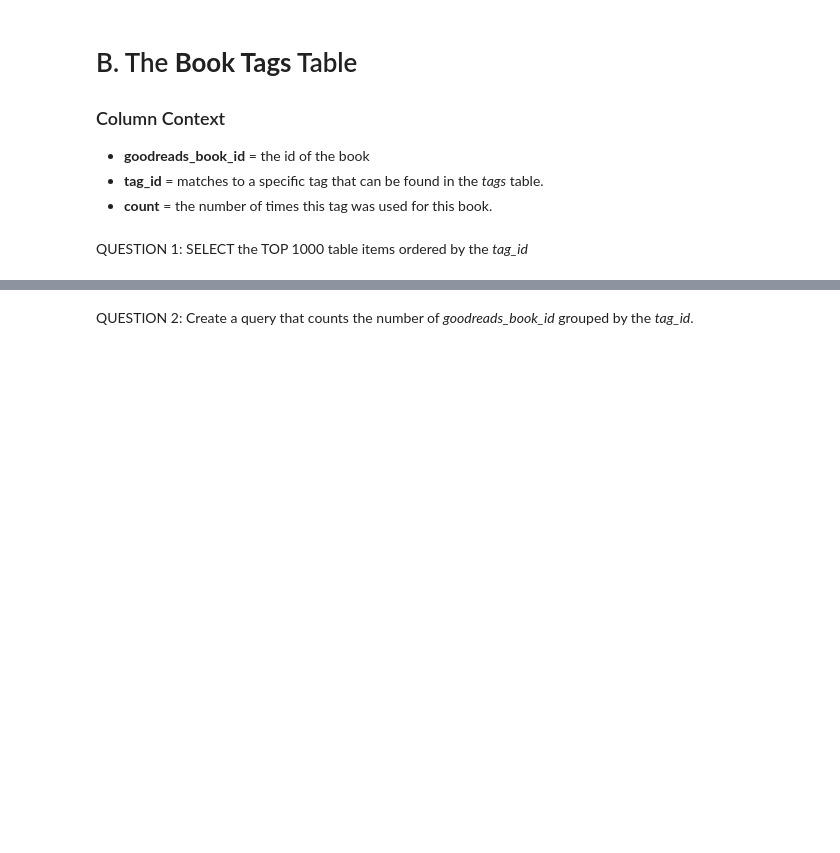
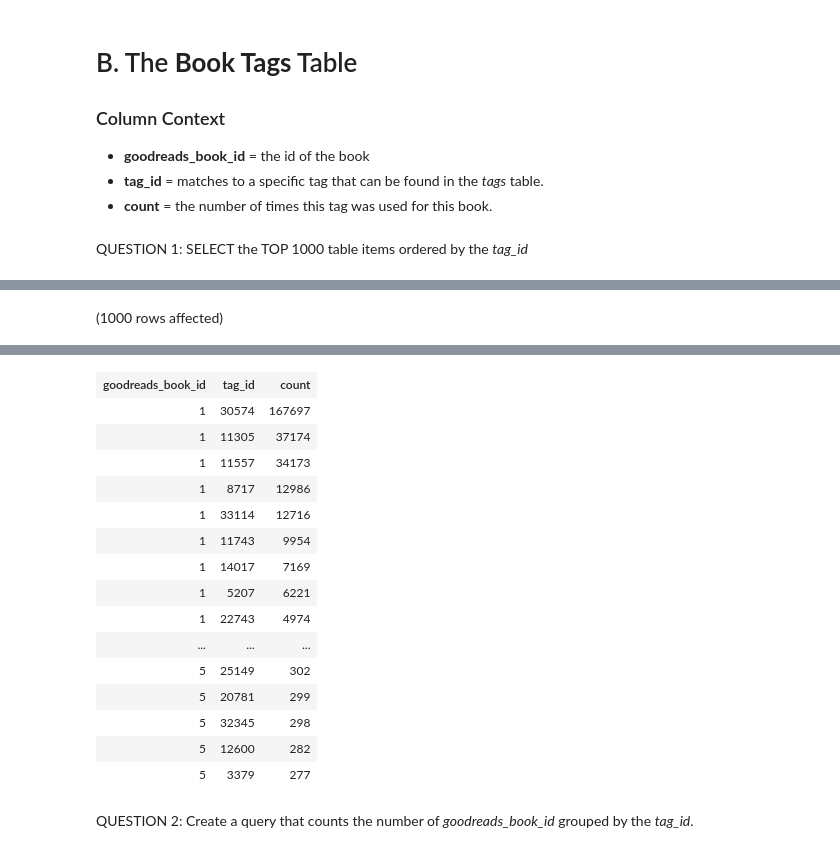
Before and after one commit to PurvaSagvekar/SQL-Part-1-Exercises, a Jupyter notebook: SQL-Part-1-Exercises.ipynb, the cells around one changed output, grey strips where cells are left out. Drawn from its saved outputs; the diff is of its cells as text; code cells hidden in the pictures; blank space fills up the shorter version.

```diff
--- a/SQL-Part-1-Exercises.ipynb
+++ b/SQL-Part-1-Exercises.ipynb
@@ -103,0 +131,5 @@ Total execution time: 00:00:00.060
+# %%
+select TOP 1000 *
+FROM [BooksDB].[dbo].[book_tags]
+# %% [output]
+(1000 rows affected)
@@ -104,2 +137,18 @@ Total execution time: 00:00:00.060
+| goodreads_book_id | tag_id | count |
+| 1 | 30574 | 167697 |
+| 1 | 11305 | 37174 |
+| 1 | 11557 | 34173 |
+| 1 | 8717 | 12986 |
+| 1 | 33114 | 12716 |
+| 1 | 11743 | 9954 |
+| 1 | 14017 | 7169 |
+| 1 | 5207 | 6221 |
+| 1 | 22743 | 4974 |
+| ... | ... | ... |
+| 5 | 25149 | 302 |
+| 5 | 20781 | 299 |
+| 5 | 32345 | 298 |
+| 5 | 12600 | 282 |
+| 5 | 3379 | 277 |
 # %% [markdown]
 QUESTION 2: Create a query that counts the number of *goodreads_book_id* grouped by the *tag_id*.
```
Also changed, not shown: parts of 16 cells of this notebook.
